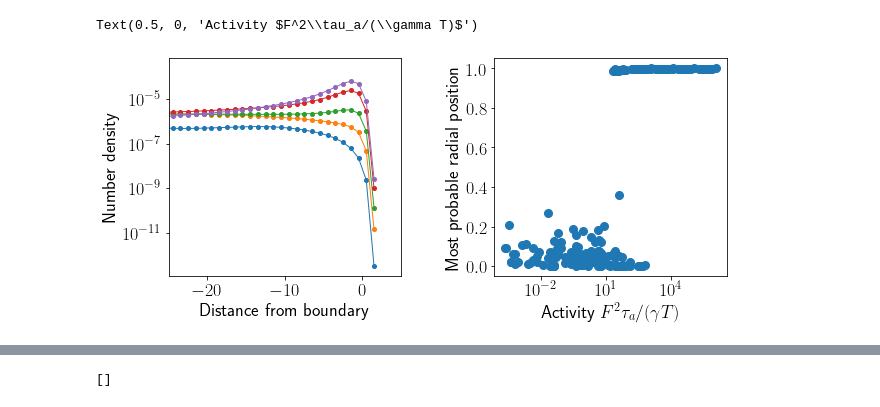
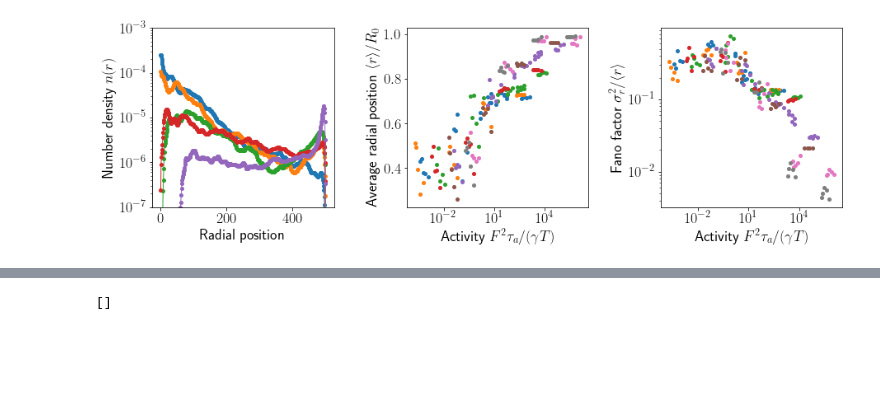
Before and after one commit to s-brahmachari/Active-noise-simulations, a Jupyter notebook: analysis_codes/plot-RDP.ipynb, the cells around one changed output, grey strips where cells are left out. Cells and saved outputs as stored; diff of their text form; code cells hidden in the pictures; blank space fills up the shorter version.

```diff
--- a/analysis_codes/plot-RDP.ipynb
+++ b/analysis_codes/plot-RDP.ipynb
@@ -27,10 +28,10 @@ def tau_p(p1,k1,Nn):
 def fit_func(x,a,b,c,d,e,f,g):
     return d*np.exp(-a*x)*(np.cos(b*x+c)+np.sin(f*x+g))+e
 # %%
-fig,axes=plt.subplots(1,2,figsize=(10,4),gridspec_kw={'wspace':0.4, 'hspace':0.4})
+fig,axes=plt.subplots(1,3,figsize=(15,4),gridspec_kw={'wspace':0.4, 'hspace':0.4})
 
 # [[ax1,ax2],[ax3,ax4]]=axes
-[ax1,ax2]=axes
+[ax1,ax2,ax3]=axes
 ind=4
 
 norm = mpl.colors.Normalize(vmin=0, vmax=0.6)
@@ -65,57 +66,38 @@ for fname in os.listdir(fpath):
         Fs.append(F)
 
         Rm=npzfile['bins'][np.where(npzfile['hist']==npzfile['hist'].max())][0]
-        Rmax.append(Rm/500)
+        Rav=simps(npzfile['bins']**3*4*np.pi*npzfile['hist']/1200,npzfile['bins'])
+        Rsd=np.sqrt(simps((npzfile['bins']-Rav)**2*4*np.pi*npzfile['bins']*npzfile['hist']/1200,npzfile['bins']))
+        # print(Rav)
+        Rmax.append((F,Ta,b_act,Rav/R0, Rsd**2/Rav))
 
 
         # if b_act not in [0.0, 2.0,40.0, 160.0, 180.0]: continue
         # if T==0.5 and F==0.1 and (Ta==10 or Ta==50) and R0==10 and (kb==5 ) and nn==100:
-        if T==300 and (F==0.0 or F==1.0):
+        if T==300 and (F==0.0 or F==0.1):
 
-            print(npzfile['bins'].shape[0], npzfile['hist'].shape,R0)
+            # print(npzfile['bins'].shape[0], npzfile['hist'].shape,R0)
             # if F==0.008: continue
             bin_w=R0/npzfile['bins'].shape[0]
             # if Ta>t1: continue
             lab=format(b_act,'.1E')
-            ax1.plot(npzfile['bins']-R0,npzfile['hist'], '.-',label='$\\beta_{act}$='+lab,lw=1)
+            ax1.plot(npzfile['bins'],npzfile['hist'], '.-',label='$\\beta_{act}$='+lab,lw=1)
 
 
-            # drho=-np.gradient(npzfile['hist'][0])/(np.gradient(npzfile['bins']))
+for Ta in np.unique(Tas):
+    # print(Ta)
+    Rmax_Ta=sorted([xx for xx in Rmax if xx[1]==Ta], key=lambda x: x[2])
 
-            # drho=np.array([xx/max(drho) for xx,yy in zip(drho,npzfile['bins'])  if yy<R0+1 and yy>R0-4])
+    ax2.plot([xx[2] for xx in Rmax_Ta],[xx[3] for xx in Rmax_Ta],'.')
+    ax3.plot([xx[2] for xx in Rmax_Ta],[xx[4] for xx in Rmax_Ta],'.')
 
+def fit(xx,a,b):
+    return (1-b*(1+xx)**a)
+    # return a*(1-1/np.sqrt(b*xx))
 
-            # drho_bins=np.array([R0-xx for xx in npzfile['bins'] if xx<R0+1 and xx>R0-4])
-            # p,pcov=curve_fit(fit_func,drho_bins,drho)
-            # print(p)
-            # if np.any(drho<0):cval=-min(drho)
-            # else: cval=0
+# popt,pcov=curve_fit(fit,[xx[2] for xx in Rmax],[xx[3] for xx in Rmax])
 
-            # ax3.plot(drho_bins, drho, '.-',lw=0.5)
-            # ax4.loglog(Ta/t1,F**2*Ta/(0.1*T),'o',c=m.to_rgba(cval))
-            # ax3.plot(np.linspace(0,10,50), fit_func(np.linspace(0,10,50), p[0],p[1],p[2],p[3],p[4]),'k--',lw=0.5)
-            # ax1.set_title('$T={}\ F={}$'.format(T,F))
-            # Y.append(F**2*Ta/(0.1*T))
-            # X.append(Ta/t1)
-            # Z.append(cval)
-
-            # print('{:.2f}'.format(Ta/t1), cval)
-            # ax1.set_xlim(-1,R0+1)
-            # ax1.plot(npzfile['bins']/R0,npzfile['hist'][0], '-',label='Equilibrium')
-
-        # if Ta/tau_p(1,kb,nn)>1:
-        #     ax3.plot(npzfile['bins']/R0, npzfile['hist'][0])
-
-        # if Ta/tau_p(1,kb,nn)<1:
-        #     ax4.plot(npzfile['bins']/R0, npzfile['hist'][0])
-
-        if False:
-            npzfile=np.load(fpath+fname)
-            bin_w=R0/npzfile['bins'].shape[0]
-            ax2.plot(npzfile['bins']/R0,npzfile['hist'][0], '-',label='$F={}$ $\\tau_a={:.1f}\ (\\tau_1={:.0f})$'.format(F,Ta,t1))
-            ax4.plot(npzfile['bins']/R0, -np.gradient(npzfile['hist'][0]/(np.gradient(npzfile['bins']))))
-
-ax2.semilogx(betas,Rmax,'o')
+# ax2.plot(np.logspace(-3,5,50), fit(np.logspace(-3,5,50),popt[0],popt[1]))
 
 # print(w,len(X))
 # for axi in axes.flatten():
@@ -132,16 +114,24 @@ ax2.semilogx(betas,Rmax,'o')
     # axi.grid(True)
     # axi.set_xlim([-1,6])
 
-ax1.set_xlabel('Distance from boundary')
-ax1.set_ylabel('Number density')
-ax1.set_xlim([-25,5])
+ax1.set_xlabel('Radial position')
+ax1.set_ylabel('Number density $n(r)$')
+ax1.set_ylim([1e-7,1e-3])
 ax1.semilogy()
+# ax1.loglog()
 
 
-ax2.set_ylabel('Most probable radial position')
+ax2.set_ylabel('Average radial position $\\langle r\\rangle/R_0$')
 ax2.set_xlabel('Activity $F^2\\tau_a/(\\gamma T)$')
-
+ax2.semilogx()
+ax3.loglog()
+# ax2.set_ylim(0,1)
 # plt.colorbar(m)
 
-# fig.savefig('../../plots/Rouse/RC_RDP_R0100.png', dpi=300, bbox_inches='tight')
+ax3.set_xlabel('Activity $F^2\\tau_a/(\\gamma T)$')
+ax3.set_ylabel('Fano factor $\\sigma_r^2/\\langle r\\rangle$')
+
+
+
+fig.savefig('../../plots/Rouse/avg_rad_pos_act.png', dpi=300, bbox_inches='tight')
 # %% [output]
@@ -153,2 +138 @@ ax2.set_xlabel('Activity $F^2\\tau_a/(\\gamma T)$')
-Text(0.5, 0, 'Activity $F^2\\tau_a/(\\gamma T)$')
-[figure, old version]
+[figure, new version]
```
Also changed, not shown: parts of 4 cells of this notebook, 5 other files.
